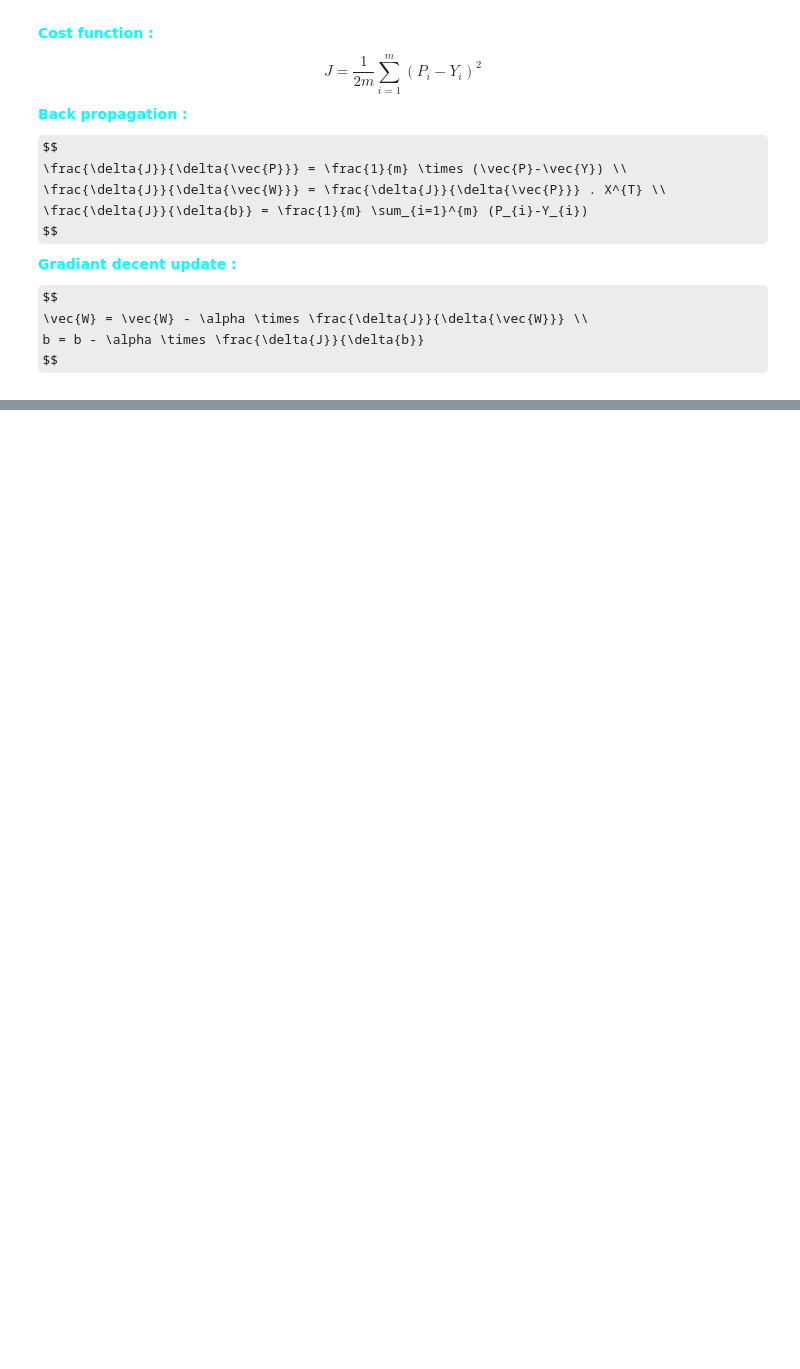
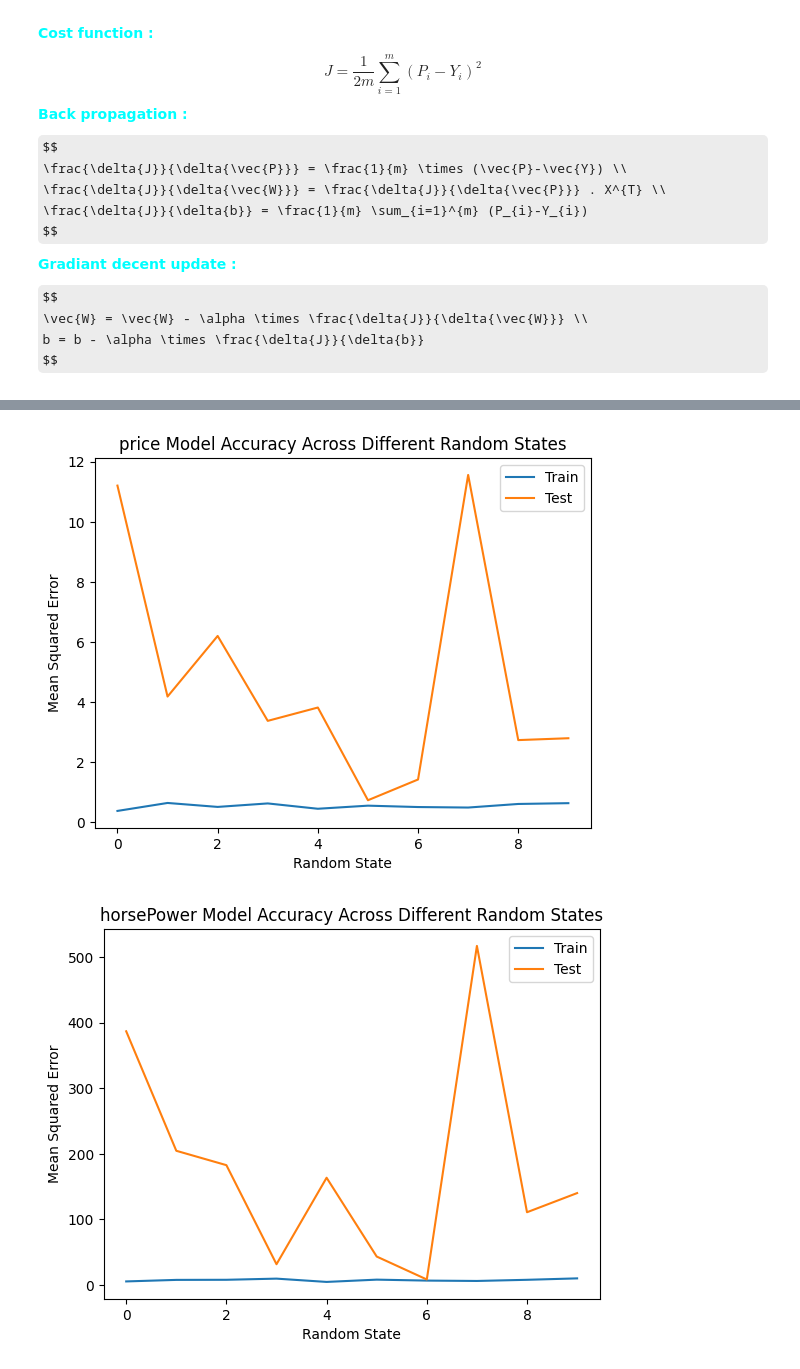
Before and after one commit to SoheilHajianManesh/Data-Sciense-Course-Projects, a Jupyter notebook: CA5/CA5.ipynb, the cells around one changed output, grey strips where cells are left out. Cells and saved outputs as stored; diff of their text form; code cells hidden in the pictures; some formulas as TeX source; blank space fills up the shorter version.

```diff
--- a/CA5/CA5.ipynb
+++ b/CA5/CA5.ipynb
@@ -450,0 +571,31 @@ class MultivariateLinearRegression:
+# %%
+def plotRandomStatesMse(X, y, learningRate, epochs , field):
+    randomStates = range(10)
+    trainErrors = []
+    testErrors = []
+
+    for state in randomStates:
+        XTrain, XTest, yTrain, yTest = train_test_split(X, y, test_size=0.2, random_state=state)
+
+        model = MultivariateLinearRegression(learningRate=learningRate , iterations=epochs)
+        model.fit(XTrain, yTrain)
+
+        yTrainPred = model.predict(XTrain)
+        yTestPred = model.predict(XTest)
+
+        trainErrors.append(mean_squared_error(yTrain, yTrainPred))
+        testErrors.append(mean_squared_error(yTest, yTestPred))
+
+    plt.plot(randomStates, trainErrors, label='Train')
+    plt.plot(randomStates, testErrors, label='Test')
+    plt.xlabel('Random State')
+    plt.ylabel('Mean Squared Error')
+    plt.title(f'{field} Model Accuracy Across Different Random States')
+    plt.legend()
+    plt.show()
+
+plotRandomStatesMse(X, y , 0.1 , 10000 , "price")
+plotRandomStatesMse(hpX, hpy , 0.05 , 500 , "horsePower")
+# %% [output]
+[figure, added]
+[figure, added]
```
Also changed, not shown: parts of 9 cells of this notebook.
